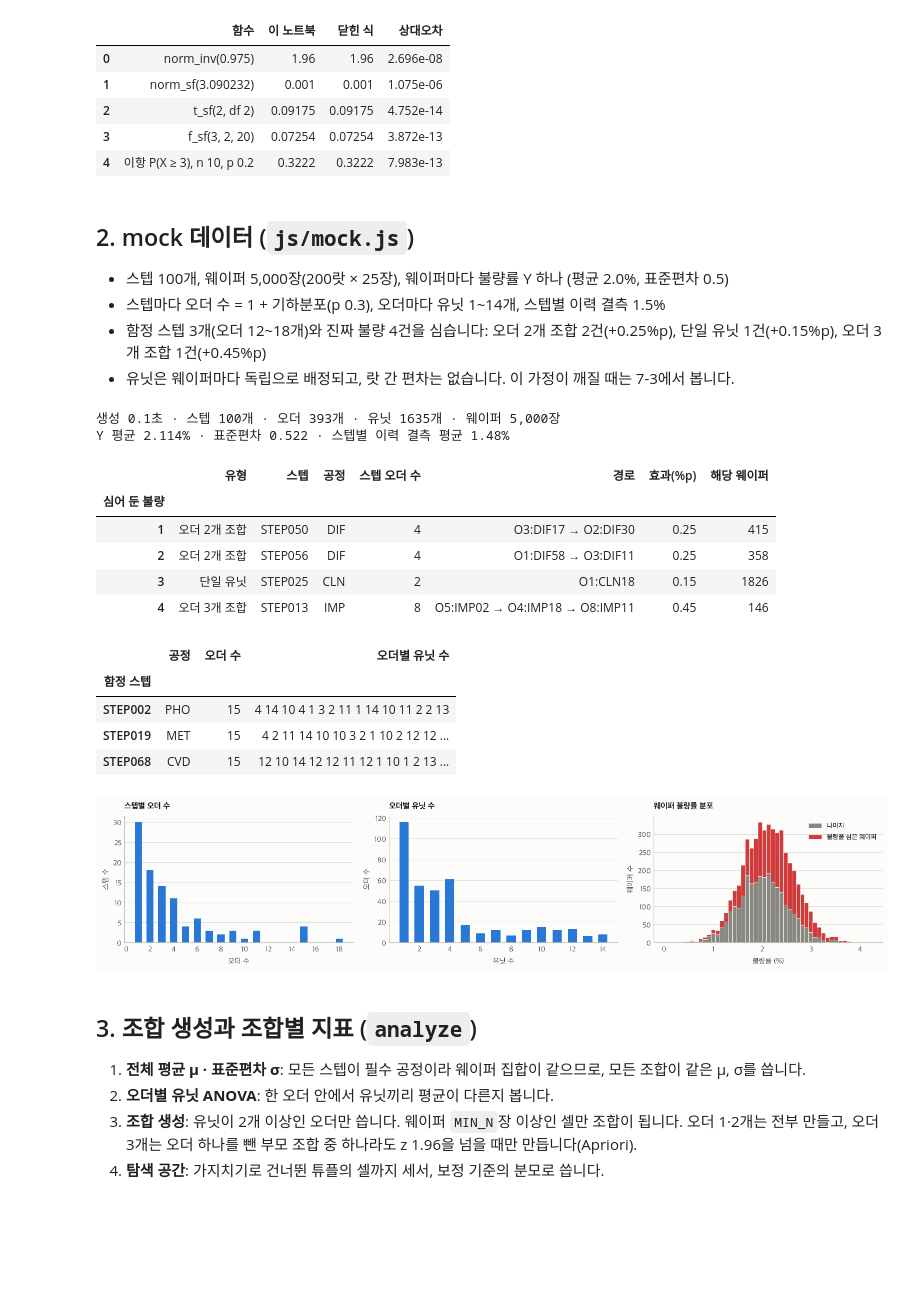
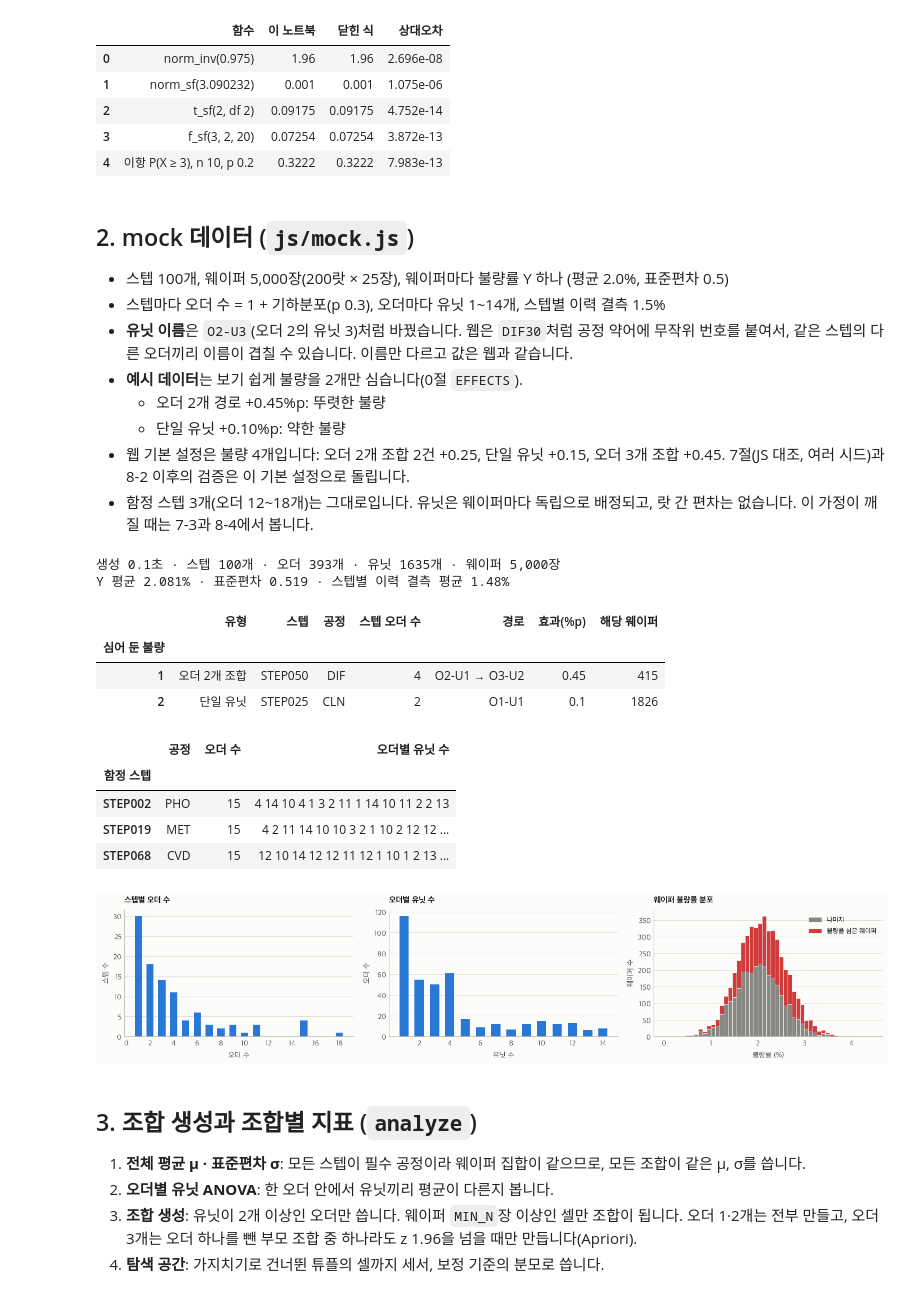
Before and after one commit to mikebbang/edu_claude, a Jupyter notebook: notebooks/funnel_check.ipynb, the cells around one changed output. Cells and saved outputs as stored; diff of their text form; code cells hidden in the pictures; blank space fills up the shorter version.

```diff
--- a/notebooks/funnel_check.ipynb
+++ b/notebooks/funnel_check.ipynb
@@ -23,5 +24,6 @@ main 브랜치 웹 화면(`index.html`, `js/*.js`)의 분석 로직과 차트를
 # %%
 SEED = 20260928     # 데이터 시드 (웹 기본값)
+EFFECTS = {'pair_a': 0.45, 'pair_b': 0.0, 'single': 0.10, 'triple': 0.0}   # 예시 데이터에 심을 불량(%p). 웹 기본값은 0.25 · 0.25 · 0.15 · 0.45
 MIN_N = 20          # 조합 최소 웨이퍼 수 (웹 슬라이더 기본값)
 ENV = 'bonf'        # 판정 기준: 'bonf' 조합 수 보정 · 'perm' 순열 검정 · 'raw' 보정 없음 99.8%
 N_PERM = 100        # 순열 검정 횟수 (웹과 같음)
@@ -422,8 +424,12 @@ checks
 ## 2. mock 데이터 (`js/mock.js`)
 - 스텝 100개, 웨이퍼 5,000장(200랏 × 25장), 웨이퍼마다 불량률 Y 하나 (평균 2.0%, 표준편차 0.5)
 - 스텝마다 오더 수 = 1 + 기하분포(p 0.3), 오더마다 유닛 1~14개, 스텝별 이력 결측 1.5%
-- 함정 스텝 3개(오더 12~18개)와 진짜 불량 4건을 심습니다: 오더 2개 조합 2건(+0.25%p), 단일 유닛 1건(+0.15%p), 오더 3개 조합 1건(+0.45%p)
-- 유닛은 웨이퍼마다 독립으로 배정되고, 랏 간 편차는 없습니다. 이 가정이 깨질 때는 7-3에서 봅니다.
+- **유닛 이름**은 `O2-U3`(오더 2의 유닛 3)처럼 바꿨습니다. 웹은 `DIF30`처럼 공정 약어에 무작위 번호를 붙여서, 같은 스텝의 다른 오더끼리 이름이 겹칠 수 있습니다. 이름만 다르고 값은 웹과 같습니다.
+- **예시 데이터**는 보기 쉽게 불량을 2개만 심습니다(0절 `EFFECTS`).
+  - 오더 2개 경로 +0.45%p: 뚜렷한 불량
+  - 단일 유닛 +0.10%p: 약한 불량
+- 웹 기본 설정은 불량 4개입니다: 오더 2개 조합 2건 +0.25, 단일 유닛 +0.15, 오더 3개 조합 +0.45. 7절(JS 대조, 여러 시드)과 8-2 이후의 검증은 이 기본 설정으로 돌립니다.
+- 함정 스텝 3개(오더 12~18개)는 그대로입니다. 유닛은 웨이퍼마다 독립으로 배정되고, 랏 간 편차는 없습니다. 이 가정이 깨질 때는 7-3과 8-4에서 봅니다.
 # %%
 MISSING = 0xFFFF
 PROC = ['PHO', 'ETC', 'CVD', 'PVD', 'CMP', 'IMP', 'DIF', 'CLN', 'MET', 'RTP']
@@ -445,8 +451,8 @@ def sample_unit_count(r: Rng) -> int:
 
 
 def build_seq(r: Rng, proc: str, q: int, n_units: int) -> dict:
-    base = r.randint(1, 60)
-    units = [f'{proc}{base + j:02d}' for j in range(n_units)]
+    r.randint(1, 60)                    # JS는 이 번호로 이름을 짓는다. 이름만 바꾸고 난수 순서는 맞춘다
+    units = [f'O{q + 1}-U{j + 1}' for j in range(n_units)]
     cum, acc = [], 0.0
     for _ in range(n_units):            # 유닛별 배정 비율: 거의 균등, 0.7~1.3배로 흔듦
         acc += 0.7 + 0.6 * r.u()
@@ -520,11 +526,14 @@ def generate(seed: int = 20260928, **options) -> dict:
             arr[q, ok] = np.searchsorted(sq['cum'], buf[start[ok] + q] * sq['cum'][-1], side='left')
         assign.append(arr)
 
-    # 주입 효과
-    effects = []
-    for typ, s in (('pair', pair_a), ('pair', pair_b), ('single', single), ('triple', triple)):
+    # 주입 효과: 자리 4개(pair_a · pair_b · single · triple)는 늘 뽑고, 크기가 0이 아닌 것만 심는다.
+    # 크기는 options['deltas']로 자리마다 바꿀 수 있다 (없으면 JS와 같은 effects 값)
+    slots = []
+    for slot, typ, s in (('pair_a', 'pair', pair_a), ('pair_b', 'pair', pair_b), ('single', 'single', single), ('triple', 'triple', triple)):
         items = [(q, r.randint(0, len(steps[s]['seqs'][q]['units']) - 1)) for q in plan[s]]
-        effects.append({'type': typ, 'step': s, 'items': items, 'delta': cfg['effects'][typ]})
+        slots.append({'slot': slot, 'type': typ, 'step': s, 'items': items,
+                      'delta': cfg.get('deltas', {}).get(slot, cfg['effects'][typ])})
+    effects = [e for e in slots if e['delta']]
 
     # Y 생성 (효과는 웨이퍼마다 같은 순서로 더한다)
     y = np.array([cfg['mu'] + cfg['sigma'] * r.normal() for _ in range(N)])
@@ -532,16 +541,18 @@ def generate(seed: int = 20260928, **options) -> dict:
         hit = np.all([assign[e['step']][q] == u for q, u in e['items']], axis=0)
         e['n'] = int(hit.sum())
         y[hit] += e['delta']
-    return {'seed': seed, 'cfg': cfg, 'N': N, 'Y': np.maximum(0, y), 'steps': steps, 'assign': assign, 'effects': effects}
+    return {'seed': seed, 'cfg': cfg, 'N': N, 'Y': np.maximum(0, y), 'steps': steps, 'assign': assign,
+            'effects': effects, 'slots': slots}
 # %%
 t0 = time.perf_counter()
-data = generate(SEED)
+data = generate(SEED, deltas=EFFECTS)
 steps, N, Y = data['steps'], data['N'], data['Y']
 TYPE_LABEL = {'pair': '오더 2개 조합', 'single': '단일 유닛', 'triple': '오더 3개 조합'}
 
 
 def path_label(st, items, sep=' → '):
-    return sep.join(f"{st['seqs'][q]['name']}:{st['seqs'][q]['units'][u]}" for q, u in items)
+    """유닛 이름에 오더가 들어 있어서(O2-U3) 이름만 잇는다"""
+    return sep.join(st['seqs'][q]['units'][u] for q, u in items)
 
 
 n_orders = sum(len(s['seqs']) for s in steps)
@@ -550,9 +561,9 @@ print(f'생성 {time.perf_counter() - t0:.1f}초 · 스텝 {len(steps)}개 ·
 print(f"Y 평균 {Y.mean():.3f}% · 표준편차 {Y.std(ddof=1):.3f} · 스텝별 이력 결측 평균 {np.mean([(a[0] == MISSING).mean() for a in data['assign']]):.2%}")
 display(pd.DataFrame([{
     '유형': TYPE_LABEL[e['type']], '스텝': steps[e['step']]['name'], '공정': steps[e['step']]['proc'],
-    '스텝 오더 수': len(steps[e['step']]['seqs']), '경로': path_label(steps[e['step']], e['items']),
+    '스텝 오더 수': len(steps[e['step']]['seqs']), '경로': path_label(steps[e['step']], sorted(e['items'])),
     '효과(%p)': e['delta'], '해당 웨이퍼': e['n'],
-} for e in data['effects']], index=pd.RangeIndex(1, 5, name='심어 둔 불량')))
+} for e in data['effects']], index=pd.RangeIndex(1, len(data['effects']) + 1, name='심어 둔 불량')))
 display(pd.DataFrame([{
     '함정 스텝': s['name'], '공정': s['proc'], '오더 수': len(s['seqs']),
     '오더별 유닛 수': ' '.join(str(len(q['units'])) for q in s['seqs']),
@@ -560,39 +571,37 @@ display(pd.DataFrame([{
 
 fig, axes = plt.subplots(1, 3, figsize=(15, 3.4))
 cnt = np.bincount([len(s['seqs']) for s in steps])
 axes[0].bar(np.arange(1, len(cnt)), cnt[1:], width=0.6, color=C['accent'])
 axes[0].set(title='스텝별 오더 수', xlabel='오더 수', ylabel='스텝 수')
 cnt = np.bincount([len(q['units']) for s in steps for q in s['seqs']])
 axes[1].bar(np.arange(1, len(cnt)), cnt[1:], width=0.6, color=C['accent'])
 axes[1].set(title='오더별 유닛 수', xlabel='유닛 수', ylabel='오더 수')
 hit_any = np.zeros(N, dtype=bool)
 for e in data['effects']:
     hit_any |= np.all([data['assign'][e['step']][q] == u for q, u in e['items']], axis=0)
 bins = np.linspace(0, Y.max(), 50)
 axes[2].hist([Y[~hit_any], Y[hit_any]], bins=bins, stacked=True, color=[C['muted'], C['bad']],
              label=['나머지', '불량을 심은 웨이퍼'], edgecolor=C['surface'], linewidth=0.5)
 axes[2].set(title='웨이퍼 불량률 분포', xlabel='불량률 (%)', ylabel='웨이퍼 수')
 axes[2].legend()
 for ax in axes:
     ax.grid(axis='x', visible=False)
     ax.xaxis.set_major_locator(MaxNLocator(integer=True))
 plt.tight_layout()
 plt.show()
 # %% [output]
 생성 0.1초 · 스텝 100개 · 오더 393개 · 유닛 1635개 · 웨이퍼 5,000장
-Y 평균 2.114% · 표준편차 0.522 · 스텝별 이력 결측 평균 1.48%
+Y 평균 2.081% · 표준편차 0.519 · 스텝별 이력 결측 평균 1.48%
 |  | 유형 | 스텝 | 공정 | 스텝 오더 수 | 경로 | 효과(%p) | 해당 웨이퍼 |
 | 심어 둔 불량 |  |  |  |  |  |  |  |
-| 1 | 오더 2개 조합 | STEP050 | DIF | 4 | O3:DIF17 → O2:DIF30 | 0.25 | 415 |
-| 2 | 오더 2개 조합 | STEP056 | DIF | 4 | O1:DIF58 → O3:DIF11 | 0.25 | 358 |
-| 3 | 단일 유닛 | STEP025 | CLN | 2 | O1:CLN18 | 0.15 | 1826 |
-| 4 | 오더 3개 조합 | STEP013 | IMP | 8 | O5:IMP02 → O4:IMP18 → O8:IMP11 | 0.45 | 146 |
+| 1 | 오더 2개 조합 | STEP050 | DIF | 4 | O2-U1 → O3-U2 | 0.45 | 415 |
+| 2 | 단일 유닛 | STEP025 | CLN | 2 | O1-U1 | 0.1 | 1826 |
 |  | 공정 | 오더 수 | 오더별 유닛 수 |
 | 함정 스텝 |  |  |  |
 | STEP002 | PHO | 15 | 4 14 10 4 1 3 2 11 1 14 10 11 2 2 13 |
 | STEP019 | MET | 15 | 4 2 11 14 10 10 3 2 1 10 2 12 12 ... |
 | STEP068 | CVD | 15 | 12 10 14 12 12 11 12 1 10 1 2 13 ... |
-[figure, old version]
+[figure, new version]
 # %% [markdown]
 ## 3. 조합 생성과 조합별 지표 (`analyze`)
 1. **전체 평균 μ · 표준편차 σ**: 모든 스텝이 필수 공정이라 웨이퍼 집합이 같으므로, 모든 조합이 같은 μ, σ를 씁니다.
```
Also changed, not shown: parts of 28 cells of this notebook.
